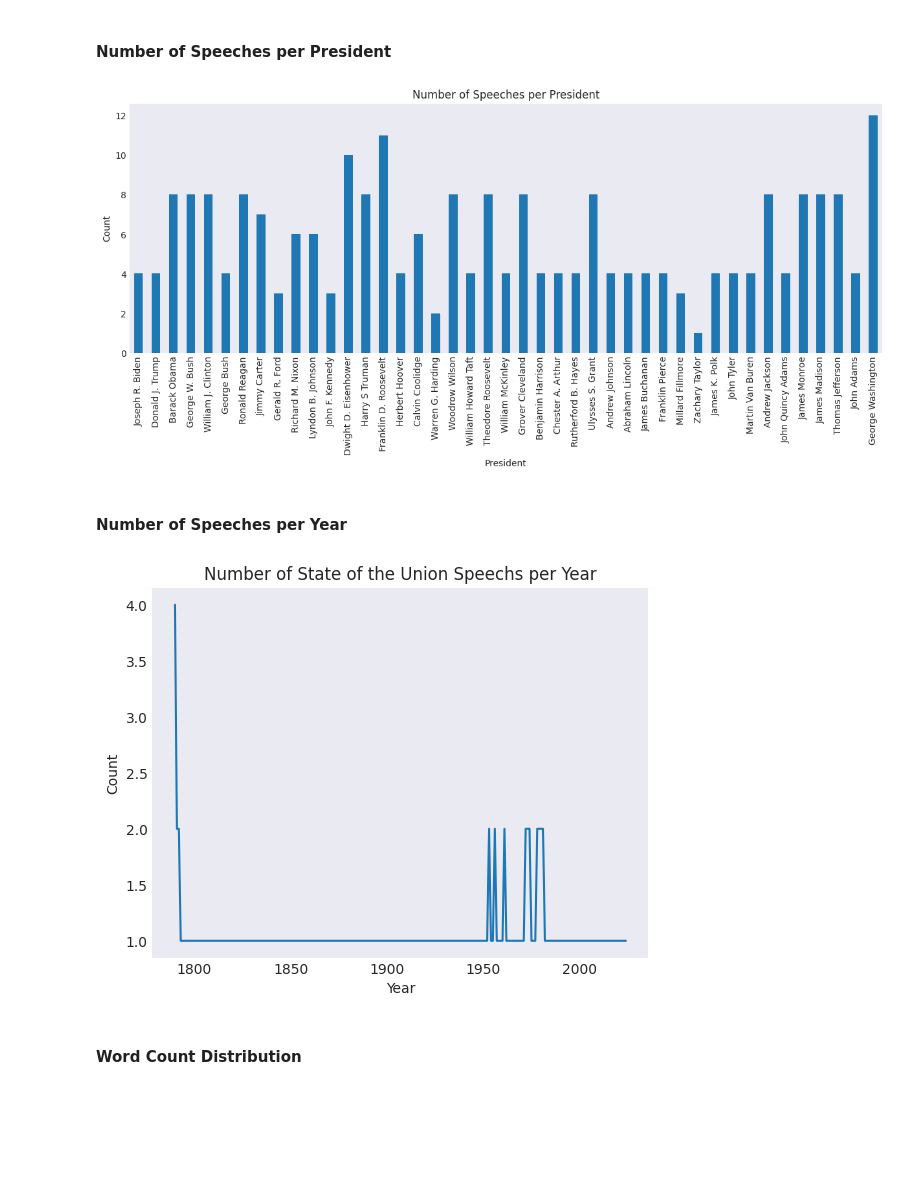
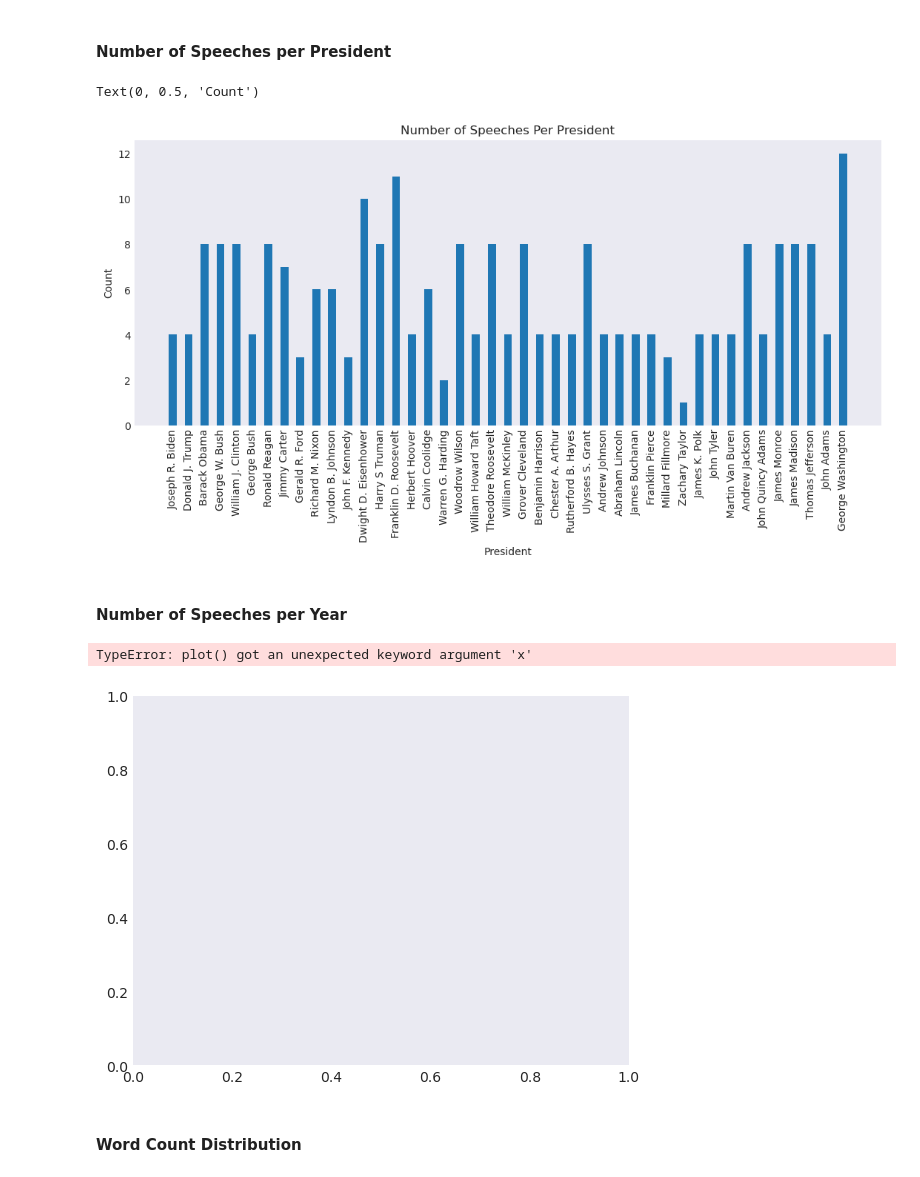
Before and after one commit to UCB-stat-159-f25/proj02-group27, a Jupyter notebook: proj02-nlp.ipynb, the cells around one changed output. Cells and saved outputs as stored; diff of their text form; code cells hidden in the pictures; blank space fills up the shorter version.

Commit message:
finished plots in part 1

```diff
--- a/proj02-nlp.ipynb
+++ b/proj02-nlp.ipynb
@@ -58,14 +58,28 @@ Replicate the plots below using the hints specified. For each plot, provide some
 # %%
 # Plot
 # Hint - use the .plot() method for Pandas Series, make sure all presidents show up on x-axis
+year_counts = sou.groupby('President',sort=False)['Year'].count().reset_index()
+ax=plt.subplots(figsize=(13,5))
+ax=plt.bar(data=year_counts,x='President',height='Year',width=0.5)
+plt.xticks(rotation=90)
+plt.title('Number of Speeches Per President')
+plt.xlabel('President')
+plt.ylabel('Count')
 # %% [output]
+Text(0, 0.5, 'Count')
-[figure, old version]
+[figure, new version]
 # %% [markdown]
 #### Number of Speeches per Year
 # %%
 # Hint - Use value counts and sort by years
+speeches = sou.groupby('Year',sort=False)['Text'].count().reset_index()
+plt.plot(data=speeches,x='Year',y='Text')
+plt.title("Number of State of the Union Speeches per Year")
+plt.xlabel('Year')
+plt.ylabel('Count')
 # %% [output]
+TypeError: plot() got an unexpected keyword argument 'x'
-[figure, old version]
+[figure, new version]
 # %% [markdown]
 #### Word Count Distribution
 # %%
```
Also changed, not shown: parts of 1 cell of this notebook.
